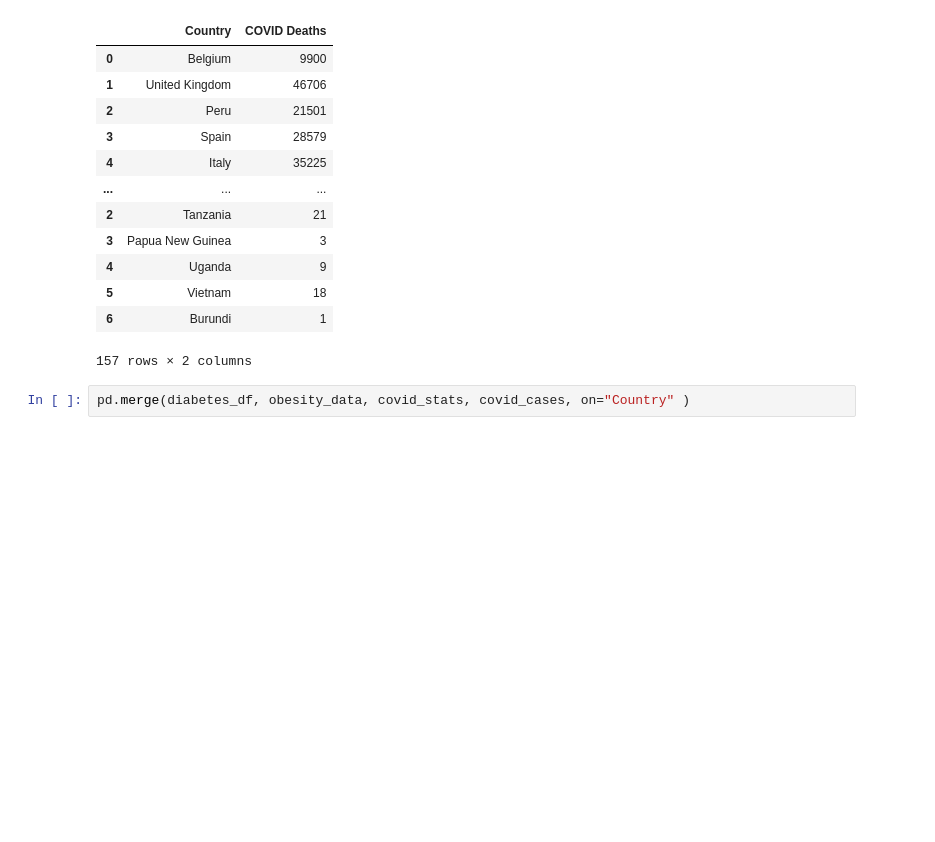
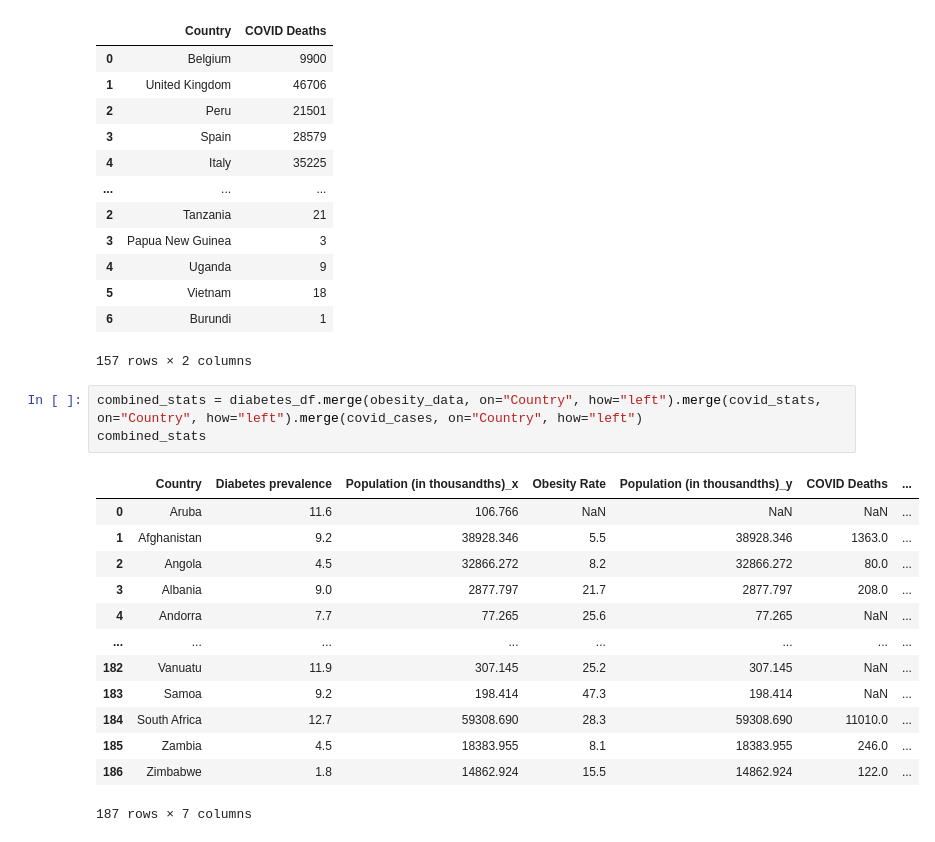
Before and after one commit to msflores10307/etl-project, a Jupyter notebook: Diabetes Prevalence.ipynb, the cells around one changed output. Cells and saved outputs as stored; diff of their text form; blank space fills up the shorter version.

```diff
--- a/Diabetes Prevalence.ipynb
+++ b/Diabetes Prevalence.ipynb
@@ -208,5 +210,20 @@ covid_stats
 | 5 | Vietnam | 18 |
 | 6 | Burundi | 1 |
 157 rows × 2 columns
-# %%
-pd.merge(diabetes_df, obesity_data, covid_stats, covid_cases, on="Country" )
+# %%
+combined_stats = diabetes_df.merge(obesity_data, on="Country", how="left").merge(covid_stats, on="Country", how="left").merge(covid_cases, on="Country", how="left")
+combined_stats
+# %% [output]
+|  | Country | Diabetes prevalence | Population (in thousandths)_x | Obesity Rate | Population (in thousandths)_y | COVID Deaths | ... |
+| 0 | Aruba | 11.6 | 106.766 | NaN | NaN | NaN | ... |
+| 1 | Afghanistan | 9.2 | 38928.346 | 5.5 | 38928.346 | 1363.0 | ... |
+| 2 | Angola | 4.5 | 32866.272 | 8.2 | 32866.272 | 80.0 | ... |
+| 3 | Albania | 9.0 | 2877.797 | 21.7 | 2877.797 | 208.0 | ... |
+| 4 | Andorra | 7.7 | 77.265 | 25.6 | 77.265 | NaN | ... |
+| ... | ... | ... | ... | ... | ... | ... | ... |
+| 182 | Vanuatu | 11.9 | 307.145 | 25.2 | 307.145 | NaN | ... |
+| 183 | Samoa | 9.2 | 198.414 | 47.3 | 198.414 | NaN | ... |
+| 184 | South Africa | 12.7 | 59308.690 | 28.3 | 59308.690 | 11010.0 | ... |
+| 185 | Zambia | 4.5 | 18383.955 | 8.1 | 18383.955 | 246.0 | ... |
+| 186 | Zimbabwe | 1.8 | 14862.924 | 15.5 | 14862.924 | 122.0 | ... |
+187 rows × 7 columns
```
Also changed, not shown: parts of 2 cells of this notebook.
